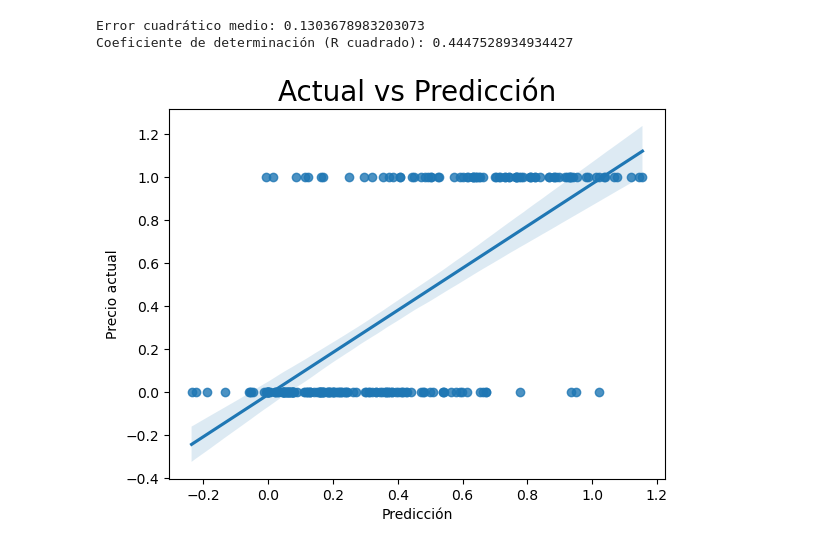
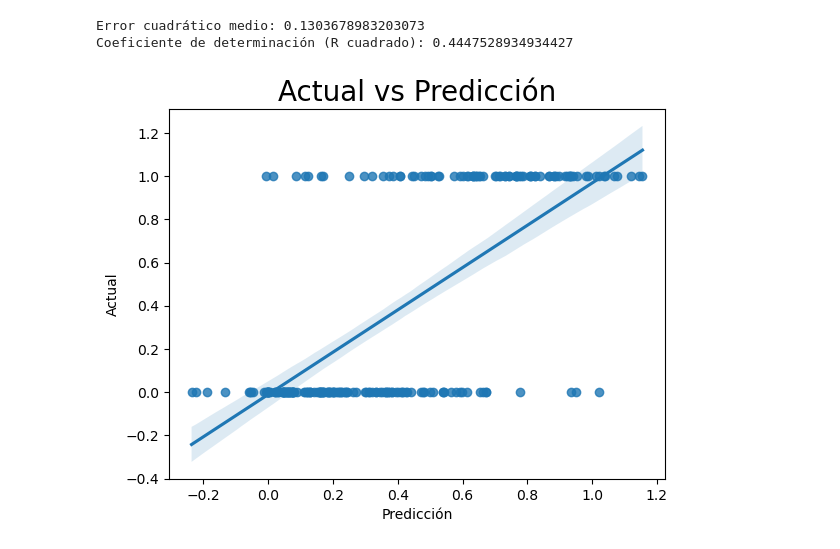
Before and after one commit to duvianarango/final, a Jupyter notebook: Regresion lineal.ipynb, the cells around one changed output. Drawn from its saved outputs; the diff is of its cells as text; code cells hidden in the pictures.

```diff
--- a/Regresion lineal.ipynb
+++ b/Regresion lineal.ipynb
@@ -237,9 +237,9 @@ Coeficiente de determinación (R cuadrado): 0.4447528934934427
 # %%
 #grafica de regresion lineal
 sns.regplot(x=prediccion, y=Y_test)
 plt.title("Actual vs Predicción", fontsize=20)
 plt.xlabel("Predicción")
-plt.ylabel('Precio actual')
+plt.ylabel('Actual')
 plt.show()
 # %% [output]
-[figure, old version]
+[figure, new version]
```
